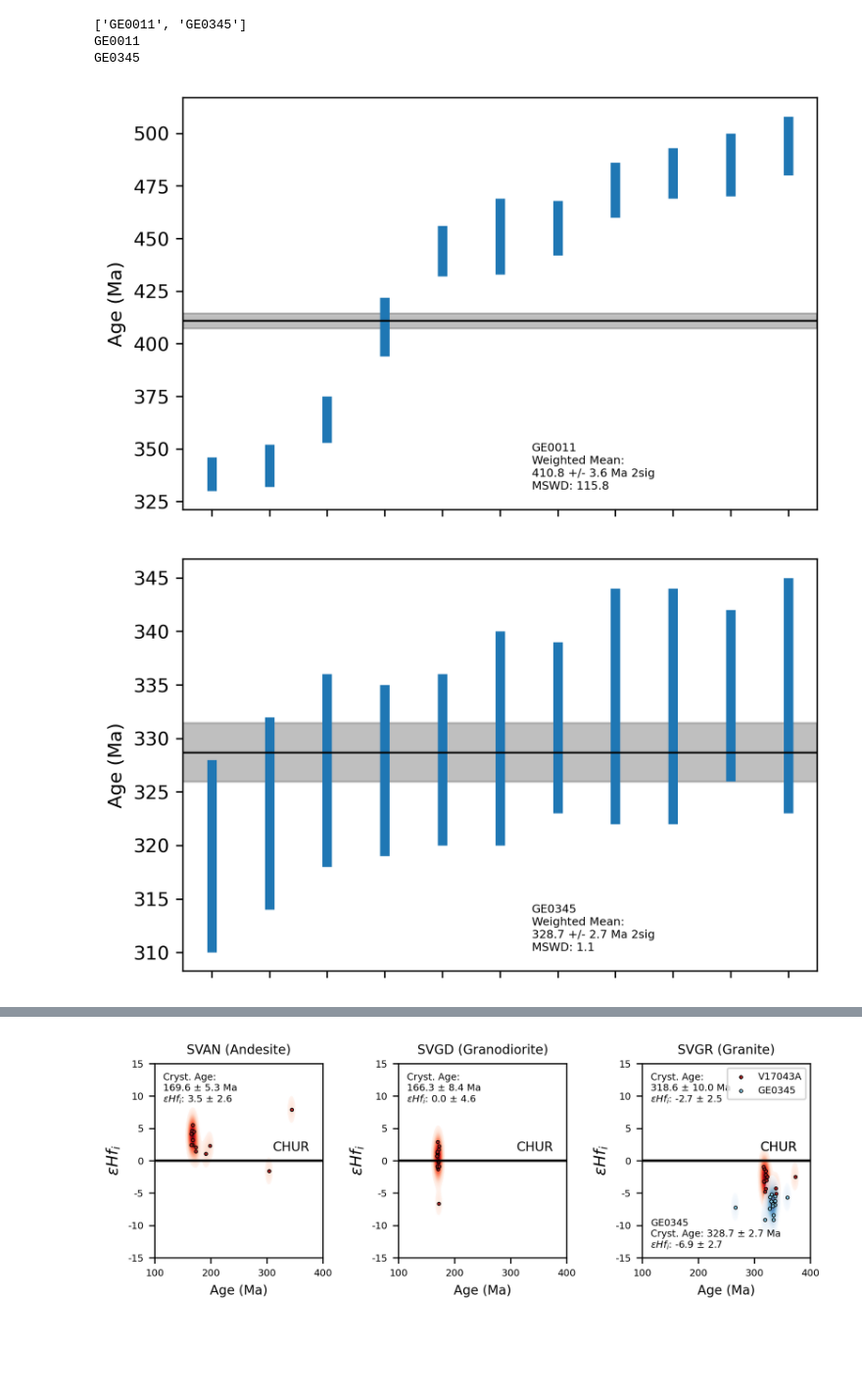
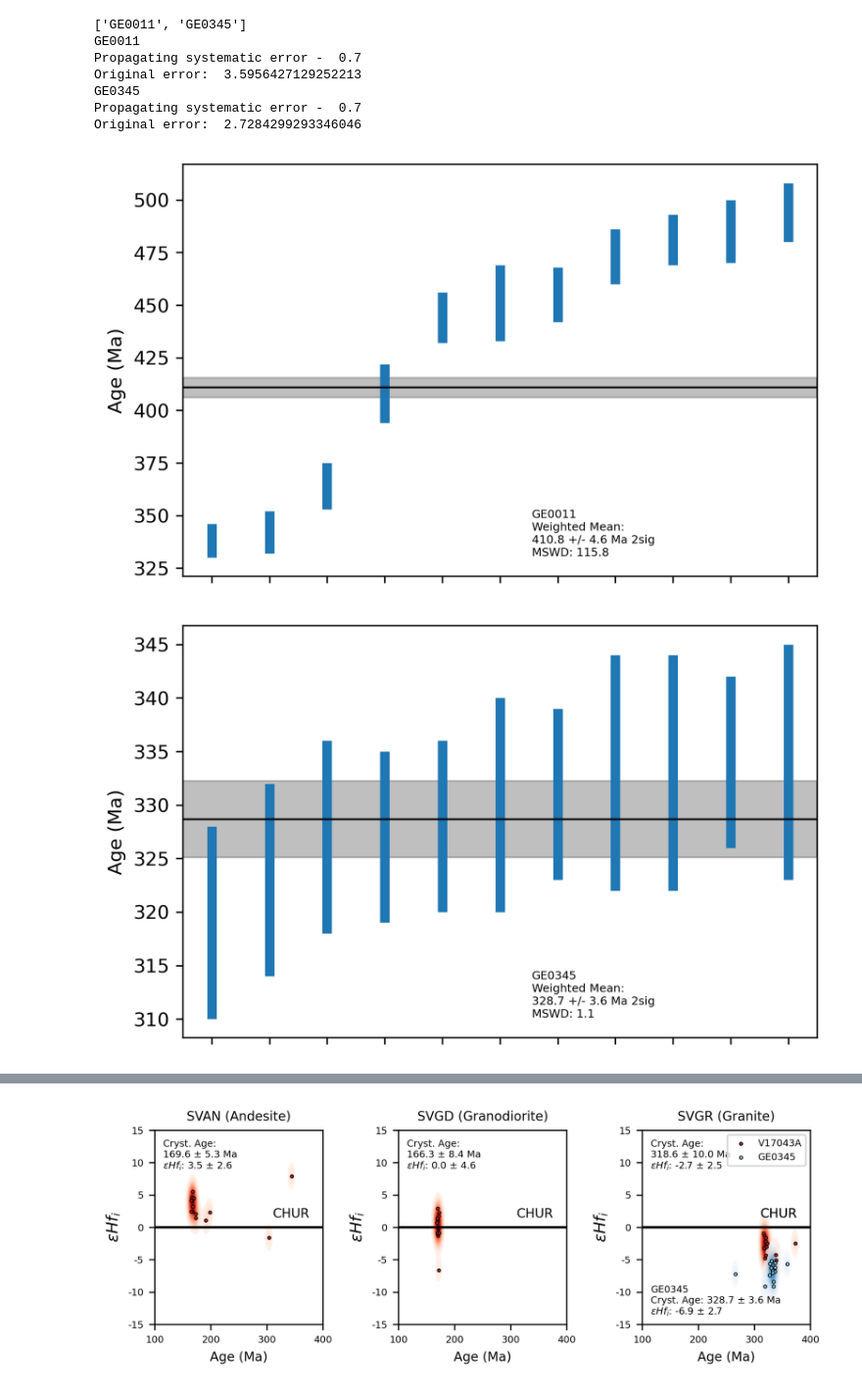
Before and after one commit to dyvasey/dz-caucasus, a Jupyter notebook: hf.ipynb, the cells around one changed output, grey strips where cells are left out. Shown at 98% size. Saved outputs shown, nothing was run; the diff lists cells and outputs as text; code cells hidden in the pictures; blank space fills up the shorter version.

Commit message:
Added systematic uncertainty to Mayringer samples

```diff
--- a/hf.ipynb
+++ b/hf.ipynb
@@ -29,35 +29,41 @@ mayringer_raw = pd.read_csv(mayringer_directory)
 # Assume age data for spot 14.2 is equal to spot 14.1 for 345
 age_cols = ['238Age','238sig2','207Age','207sig2']
 
 mayringer_raw.loc[45,age_cols] = mayringer_raw.loc[43,age_cols]
 
 names = list(mayringer_raw['Sample'].unique())
 print(names)
 
 msamples = []
 
 for name in names:
     smp_boolean = mayringer_raw.loc[:,'Sample']==name
     data = mayringer_raw.loc[smp_boolean]
 
     sample = dz.DZSample(name=name,agedata=data,source='Mayringer11')
     print(sample.name)
 
     sample.calc_bestage(col_238='238Age',col_207='207Age',
                         err_238='238sig2',err_207='207sig2',err_lev='2sig',
                         filter_disc=False,use_err=True)
 
     young_pop = smp.bestage[(smp.bestage<350)].count()
 
-    sample.calc_mda(method='manual',grains=np.arange(1,young_pop,1))
+    sample.syst_238 = 0.7
+
+    sample.calc_mda(method='manual',grains=np.arange(1,young_pop,1),systematic=True)
 
     msamples.append(sample)
 # %% [output]
 ['GE0011', 'GE0345']
 GE0011
+Propagating systematic error -  0.7
+Original error:  3.5956427129252213
 GE0345
+Propagating systematic error -  0.7
+Original error:  2.7284299293346046
 [figure]
-[figure, old version]
+[figure, new version]
 # %%
 # Get crystallization ages for new samples
 
```
Also changed, not shown: parts of 2 cells of this notebook.
